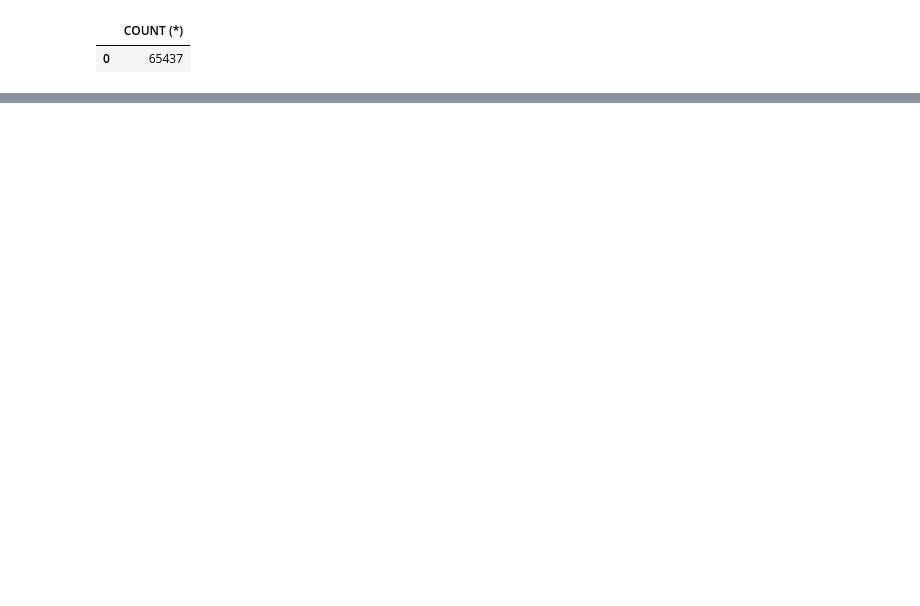
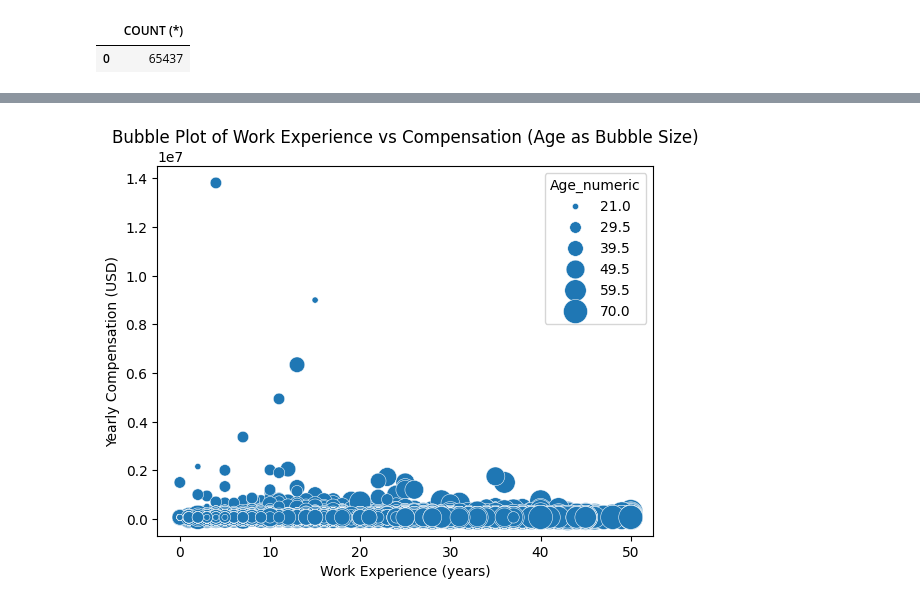
Before and after one commit to dev-evelin/ibm-data-analyst-capstone, a Jupyter notebook: notebooks/04_Data_Visualization.ipynb, the cells around one changed output, grey strips where cells are left out. Drawn from its saved outputs; the diff is of its cells as text; code cells hidden in the pictures; blank space fills up the shorter version.

```diff
--- a/notebooks/04_Data_Visualization.ipynb
+++ b/notebooks/04_Data_Visualization.ipynb
@@ -84,0 +210,17 @@ df.head()
+# %%
+# Bubble plot of TimeSearching and Frustration using the Age column as the bubble size.
+
+sns.scatterplot(
+    data=df.dropna(subset=["WorkExp", "ConvertedCompYearly", "Age_numeric"]),
+    x="WorkExp",
+    y="ConvertedCompYearly",
+    size="Age_numeric",
+    sizes=(20, 300)
+)
+
+plt.title("Bubble Plot of Work Experience vs Compensation (Age as Bubble Size)")
+plt.xlabel("Work Experience (years)")
+plt.ylabel("Yearly Compensation (USD)")
+plt.show()
+# %% [output]
+[figure, added]
```
Also changed, not shown: parts of 16 cells of this notebook.
